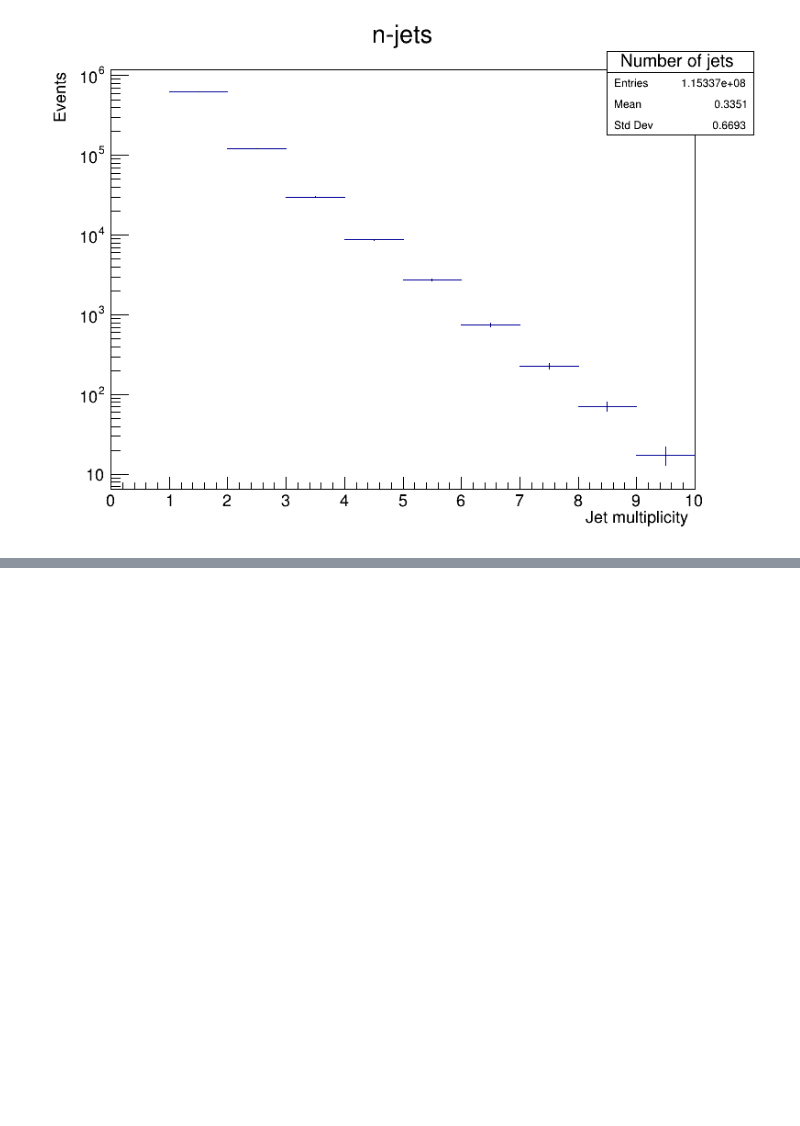
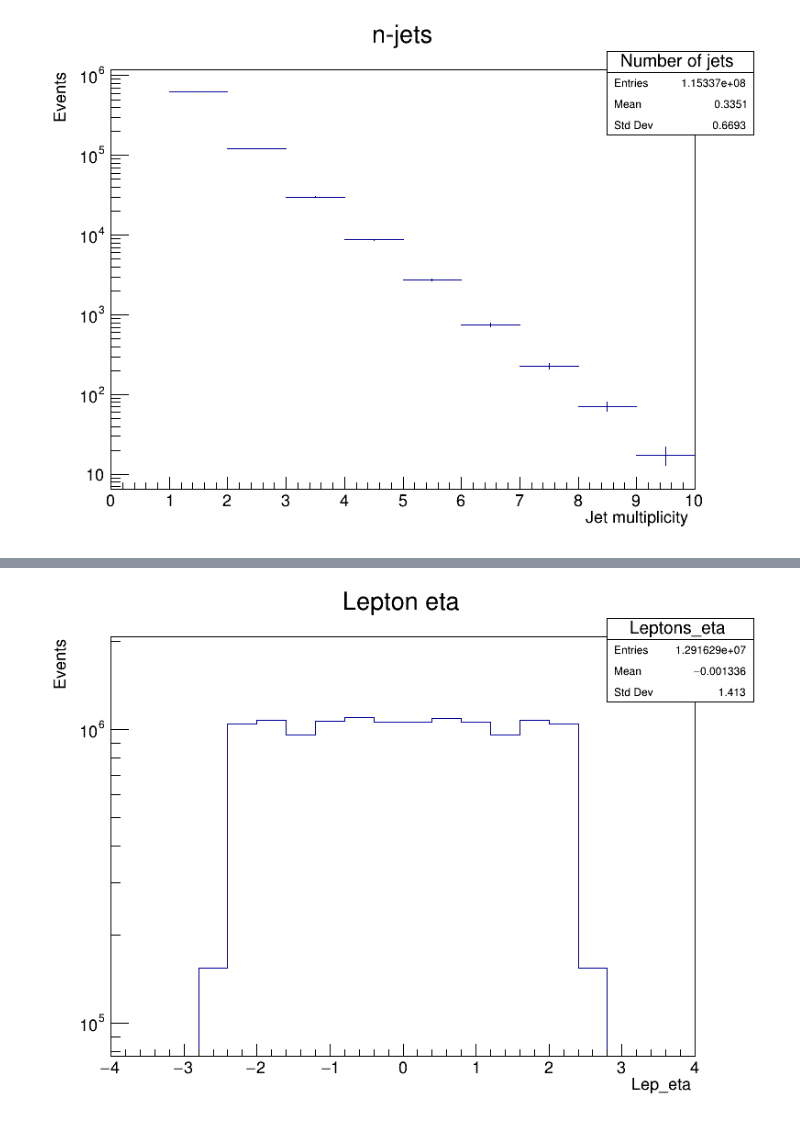
Before and after one commit to jdvillamils/TTBar, a Jupyter notebook: TTBar.ipynb, the cells around one changed output, grey strips where cells are left out. Cells and saved outputs as stored; diff of their text form; code cells hidden in the pictures; blank space fills up the shorter version.

```diff
--- a/TTBar.ipynb
+++ b/TTBar.ipynb
@@ -224,0 +277,6 @@ canvas->Draw();
+# %%
+hist_lep_eta->Draw();
+canvas->SetLogy();
+canvas->Draw();
+# %% [output]
+[figure, added]
```
Also changed, not shown: parts of 13 cells of this notebook.
